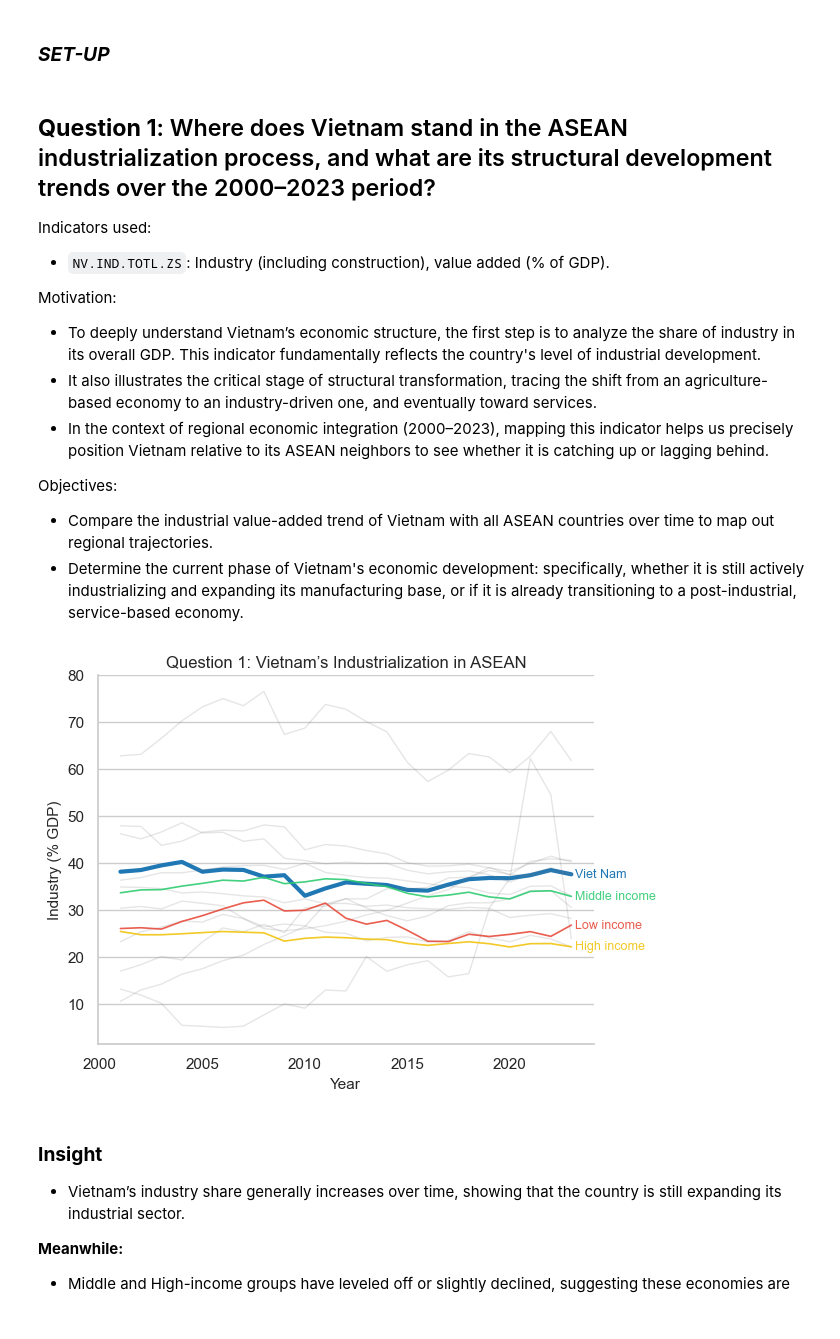
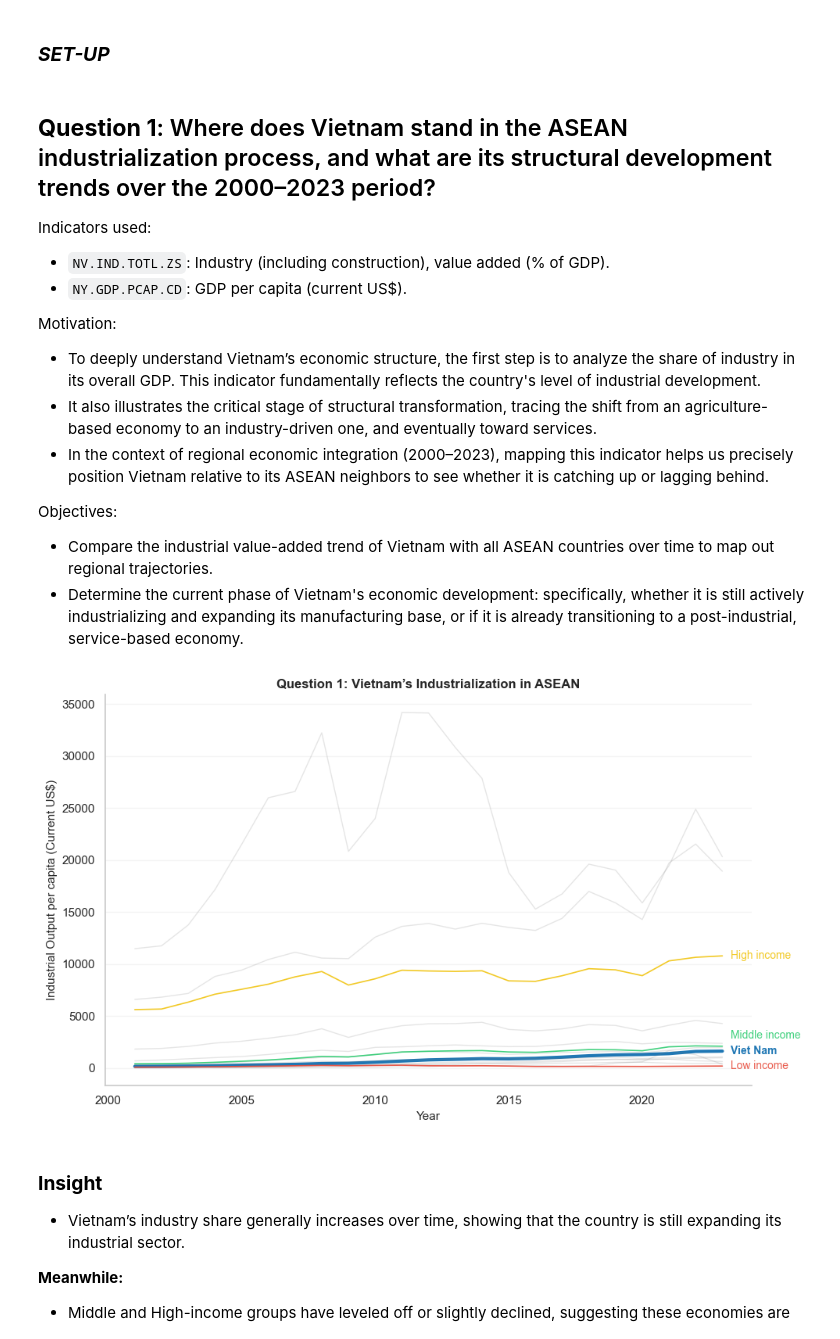
Before and after one commit to thloc1212/DV_LAB2, a Jupyter notebook: merged/merge.ipynb, the cells around one changed output. Drawn from its saved outputs; the diff is of its cells as text; code cells hidden in the pictures.

```diff
--- a/merged/merge.ipynb
+++ b/merged/merge.ipynb
@@ -412,6 +413,7 @@ Therefore, the handling strategy in this notebook is as follows: use interpolati
 # Define indicators and rename mapping
 industry_indicators = {
     "NV.IND.TOTL.ZS": "Industry (% GDP)",
+    "NY.GDP.PCAP.CD": "GDP per capita (current US$)",
     "EN.GHG.CO2.PC.CE.AR5": "CO2 per capita",
     "EN.ATM.PM25.MC.M3": "PM2.5",
     "SP.DYN.LE00.IN": "Life expectancy",
@@ -445,6 +447,7 @@ df_asean_industry = df_pivot[df_pivot["Country"].isin(asean_countries_and_income
 Indicators used:
 
 - `NV.IND.TOTL.ZS`: Industry (including construction), value added (% of GDP).
+- `NY.GDP.PCAP.CD`: GDP per capita (current US$).
 
 Motivation:
 - To deeply understand Vietnam’s economic structure, the first step is to analyze the share of industry in its overall GDP. This indicator fundamentally reflects the country's level of industrial development.
@@ -456,7 +459,17 @@ Objectives:
 - Compare the industrial value-added trend of Vietnam with all ASEAN countries over time to map out regional trajectories.
 - Determine the current phase of Vietnam's economic development: specifically, whether it is still actively industrializing and expanding its manufacturing base, or if it is already transitioning to a post-industrial, service-based economy.
 # %%
-plt.figure()
+plt.figure(figsize=(10, 6)) # Thêm figsize để chart rộng rãi hơn
+
+# 1. Tạo dictionary để chỉnh lệch (offset) trục Y cho từng label bằng tay.
+# LƯU Ý: Đơn vị trục Y là GDP (hàng ngàn đô), nên offset phải là số lớn (VD: 200, -300, 500...).
+# Bạn hãy điều chỉnh các con số này dựa vào dải dữ liệu thực tế để label không bị đè.
+manual_offsets = {
+    "Viet Nam": 0,
+    "High income": 0,    # Kéo nhãn lên trên
+    "Middle income": 1000, # Kéo nhãn xuống dưới
+    "Low income": 0
+}
 
 for country in asean_countries_and_income:
     subset = df_asean_industry[df_asean_industry["Country"] == country]
@@ -470,44 +483,57 @@ for country in asean_countries_and_income:
     alpha = 0.2
     label = None
 
+    # 2. Xử lý phép tính % đúng logic toán học (nhớ chia 100 nếu cột % hiển thị số dạng 40, 50)
+    industrial = (subset["Industry (% GDP)"] / 100) * subset["GDP per capita (current US$)"]
+
+    # Đảm bảo dùng đúng list biến của bạn (income_groups hoặc asean_income_groups)
     if country in income_groups:
         color = income_colors.get(country, "black")
         linewidth = 1.2
         alpha = 0.9
         label = country
     elif country == "Viet Nam":
         color = palette_countries.get(country_key, "black")
         linewidth = 3
         alpha = 1.0
         label = "Viet Nam"
 
     x = subset["Year"]
-    y = subset["Industry (% GDP)"]
+    y = industrial
 
     plt.plot(x, y, color=color, linewidth=linewidth, alpha=alpha)
 
     if label is not None:
+        # 3. Lấy giá trị bù trừ từ dictionary. Nếu không khai báo, mặc định là 0 (không dịch chuyển).
+        offset = manual_offsets.get(label, 0)
+
         plt.text(
-            x.iloc[-1] + 0.2,
-            y.iloc[-1],
+            x.iloc[-1] + 0.3,    # Đẩy sang phải một chút cho khỏi sát điểm data
+            y.iloc[-1] + offset, # Cộng thêm/trừ đi khoảng chênh lệch thủ công
             label,
-            fontsize=9,
+            fontsize=10,
             color=color,
             alpha=alpha,
-            va="center"
+            va="center",
+            weight='bold' if label == "Viet Nam" else 'normal' # In đậm riêng cho VN
         )
 
 plt.xlabel("Year")
-plt.ylabel("Industry (% GDP)")
-plt.title("Question 1: Vietnam’s Industrialization in ASEAN")
+plt.ylabel("Industrial Output per capita (Current US$)") # Đã điền đơn vị chuẩn
+plt.title("Question 1: Vietnam’s Industrialization in ASEAN", weight='bold')
+
 plt.grid(axis='x', visible=False)
+plt.grid(axis='y', alpha=0.2) # Thêm grid ngang mờ để dễ dóng trục Y
+
 ax = plt.gca()
 ax.spines['right'].set_visible(False)
 ax.spines['top'].set_visible(False)
 
+# Căn lề tự động để không bị cắt chữ khi save ảnh
+plt.tight_layout()
 plt.show()
 # %% [output]
-[figure, old version]
+[figure, new version]
 # %% [markdown]
 ### **Insight**
 
```
Also changed, not shown: parts of 2 cells of this notebook.
